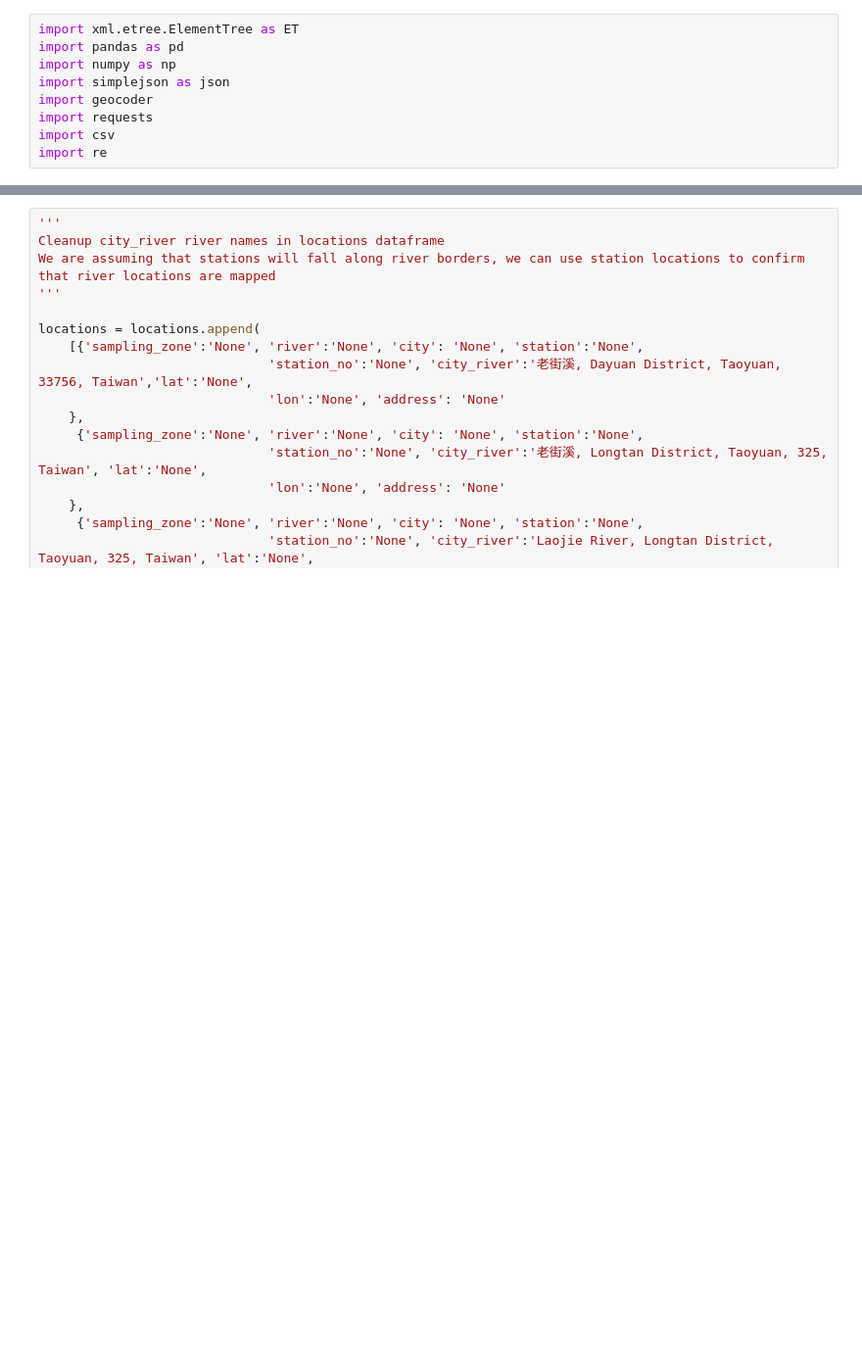
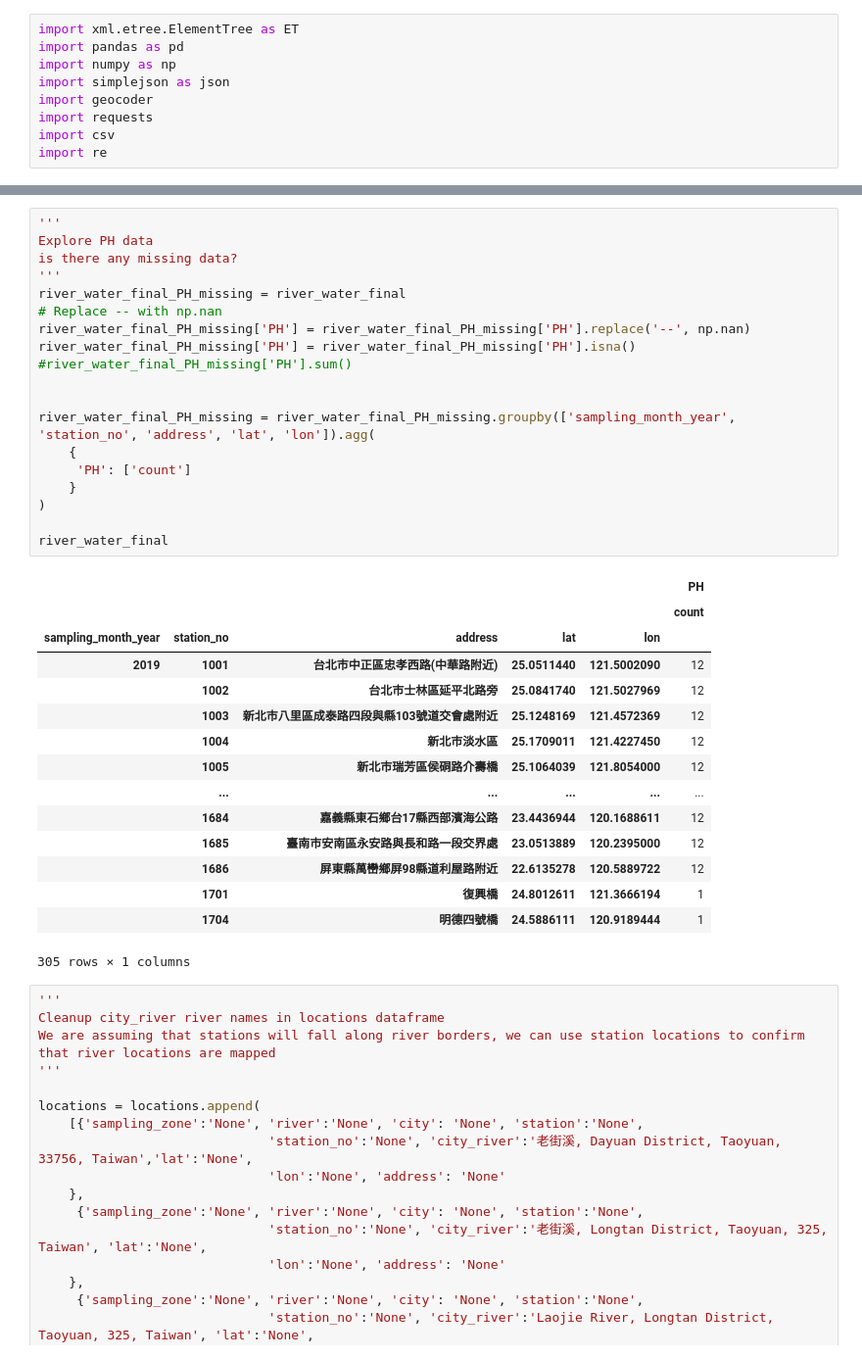
Before and after one commit to nweat/know-your-water, a Jupyter notebook: know_my_wata/data_exploration/data_exploration.ipynb, the cells around one changed output, grey strips where cells are left out. Shown at 98% size. Cells and saved outputs as stored; diff of their text form; blank space fills up the shorter version.

```diff
--- a/know_my_wata/data_exploration/data_exploration.ipynb
+++ b/know_my_wata/data_exploration/data_exploration.ipynb
@@ -159,6 +164,41 @@ river_water_finalRPI
 | 301 | 2019 | 1701 | 復興橋 | 24.8012611 | 121.3666194 | 1.0 | ... |
 | 302 | 2019 | 1704 | 明德四號橋 | 24.5886111 | 120.9189444 | 1.0 | ... |
 303 rows × 8 columns
+# %%
+'''
+Explore PH data
+is there any missing data?
+'''
+river_water_final_PH_missing = river_water_final
+# Replace -- with np.nan
+river_water_final_PH_missing['PH'] = river_water_final_PH_missing['PH'].replace('--', np.nan)
+river_water_final_PH_missing['PH'] = river_water_final_PH_missing['PH'].isna()
+#river_water_final_PH_missing['PH'].sum()
+
+
+river_water_final_PH_missing = river_water_final_PH_missing.groupby(['sampling_month_year', 'station_no', 'address', 'lat', 'lon']).agg(
+    {
+     'PH': ['count']
+    }
+)
+
+river_water_final
+# %% [output]
+|  |  |  |  |  | PH |
+|  |  |  |  |  | count |
+| sampling_month_year | station_no | address | lat | lon |  |
+| 2019 | 1001 | 台北市中正區忠孝西路(中華路附近) | 25.0511440 | 121.5002090 | 12 |
+|  | 1002 | 台北市士林區延平北路旁 | 25.0841740 | 121.5027969 | 12 |
+|  | 1003 | 新北市八里區成泰路四段與縣103號道交會處附近 | 25.1248169 | 121.4572369 | 12 |
+|  | 1004 | 新北市淡水區 | 25.1709011 | 121.4227450 | 12 |
+|  | 1005 | 新北市瑞芳區侯硐路介壽橋 | 25.1064039 | 121.8054000 | 12 |
+|  | ... | ... | ... | ... | ... |
+|  | 1684 | 嘉義縣東石鄉台17縣西部濱海公路 | 23.4436944 | 120.1688611 | 12 |
+|  | 1685 | 臺南市安南區永安路與長和路一段交界處 | 23.0513889 | 120.2395000 | 12 |
+|  | 1686 | 屏東縣萬巒鄉屏98縣道利屋路附近 | 22.6135278 | 120.5889722 | 12 |
+|  | 1701 | 復興橋 | 24.8012611 | 121.3666194 | 1 |
+|  | 1704 | 明德四號橋 | 24.5886111 | 120.9189444 | 1 |
+305 rows × 1 columns
 # %%
 '''
 Cleanup city_river river names in locations dataframe
```
Also changed, not shown: parts of 4 cells of this notebook.
